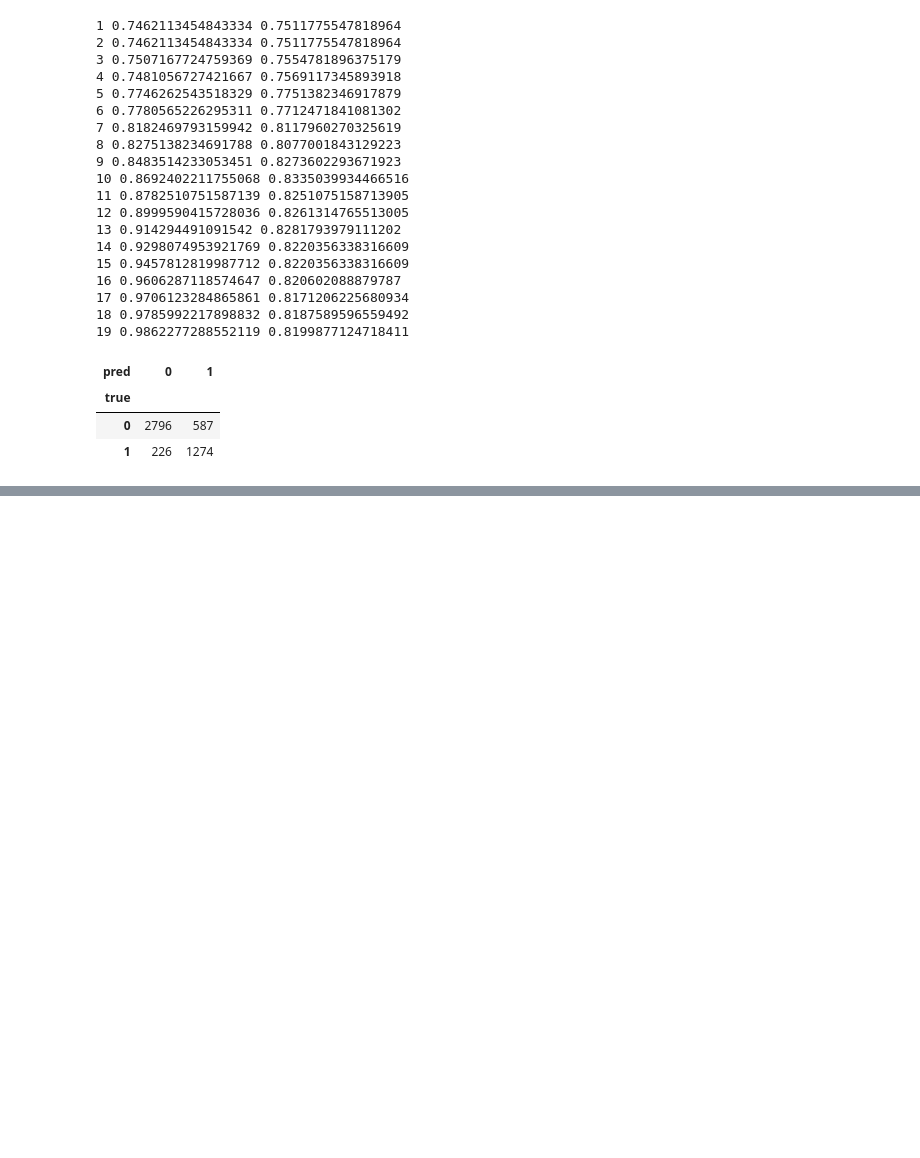
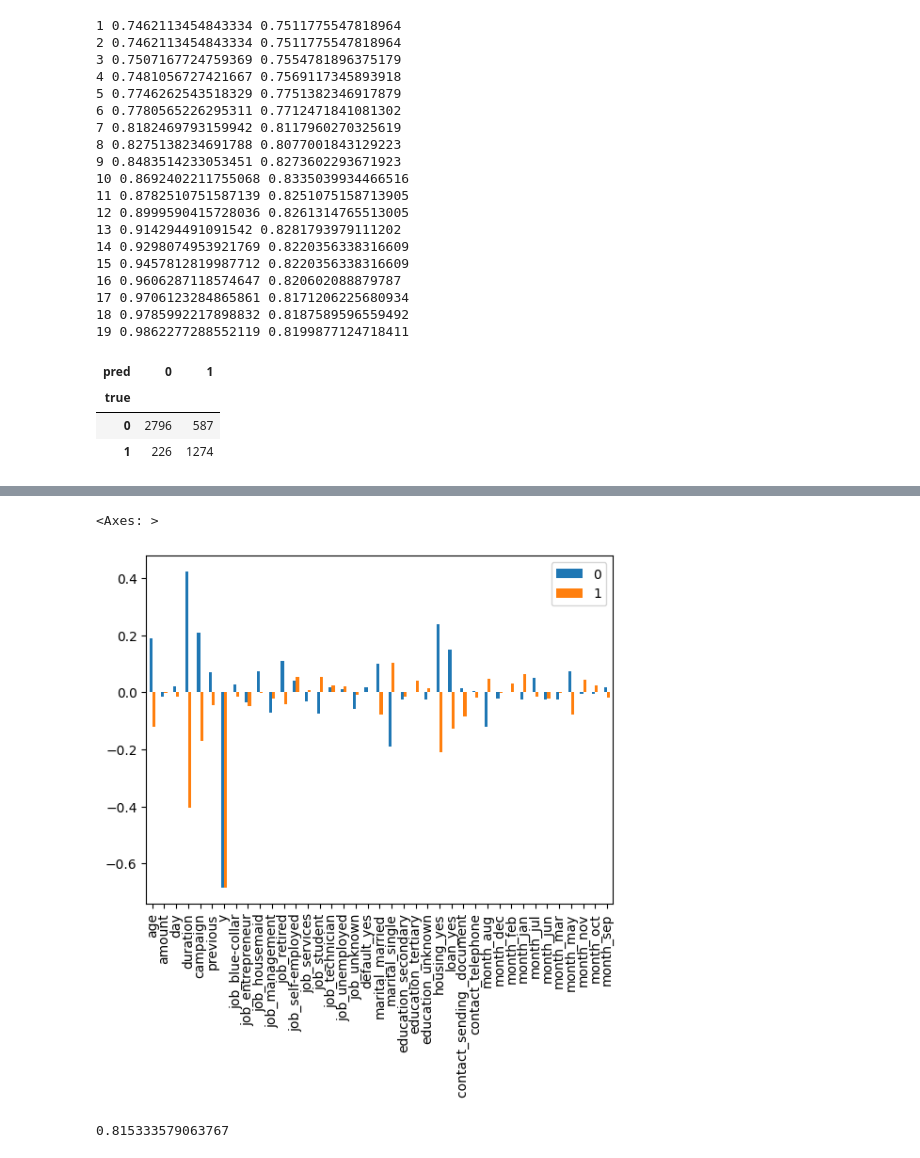
Before and after one commit to yamaguchinorimitsu/ajax_app, a Jupyter notebook: スッキリ機械第９章答え.ipynb, the cells around one changed output, grey strips where cells are left out. Saved outputs shown, nothing was run; the diff lists cells and outputs as text; code cells hidden in the pictures; blank space fills up the shorter version.

```diff
--- a/スッキリ機械第９章答え.ipynb
+++ b/スッキリ機械第９章答え.ipynb
@@ -365,0 +383,28 @@ a
+# %%
+#値にばらつきが大きいので、標準化してもう一度グラフ化
+from sklearn.preprocessing import StandardScaler
+
+sc = StandardScaler()
+tmp2=train_val2.drop(str_col_name,axis=1)
+sc_data = sc.fit_transform(tmp2)
+sc_df = pd.DataFrame(sc_data,columns=tmp2.columns,index=tmp2.index)
+
+true_df=sc_df.loc[true]
+false_df=sc_df.loc[false]
+true_df
+temp2=pd.concat([false_df.mean()["age":],true_df.mean()["age":]],axis=1)
+temp2.plot(kind="bar")
+# %% [output]
+<Axes: >
+[figure, added]
+# %%
+model_tree=tree.DecisionTreeClassifier(max_depth=10,random_state=10,class_weight="balanced")
+model_tree.fit(x,t)
+
+test2=nan_fill(test)
+t =test2['y']
+x = test2.drop(str_col_name,axis=1)
+x =x.drop(['id','y','day'],axis=1)
+model_tree.score(x,t)
+# %% [output]
+0.815333579063767
```
Also changed, not shown: parts of 1 cell of this notebook.
